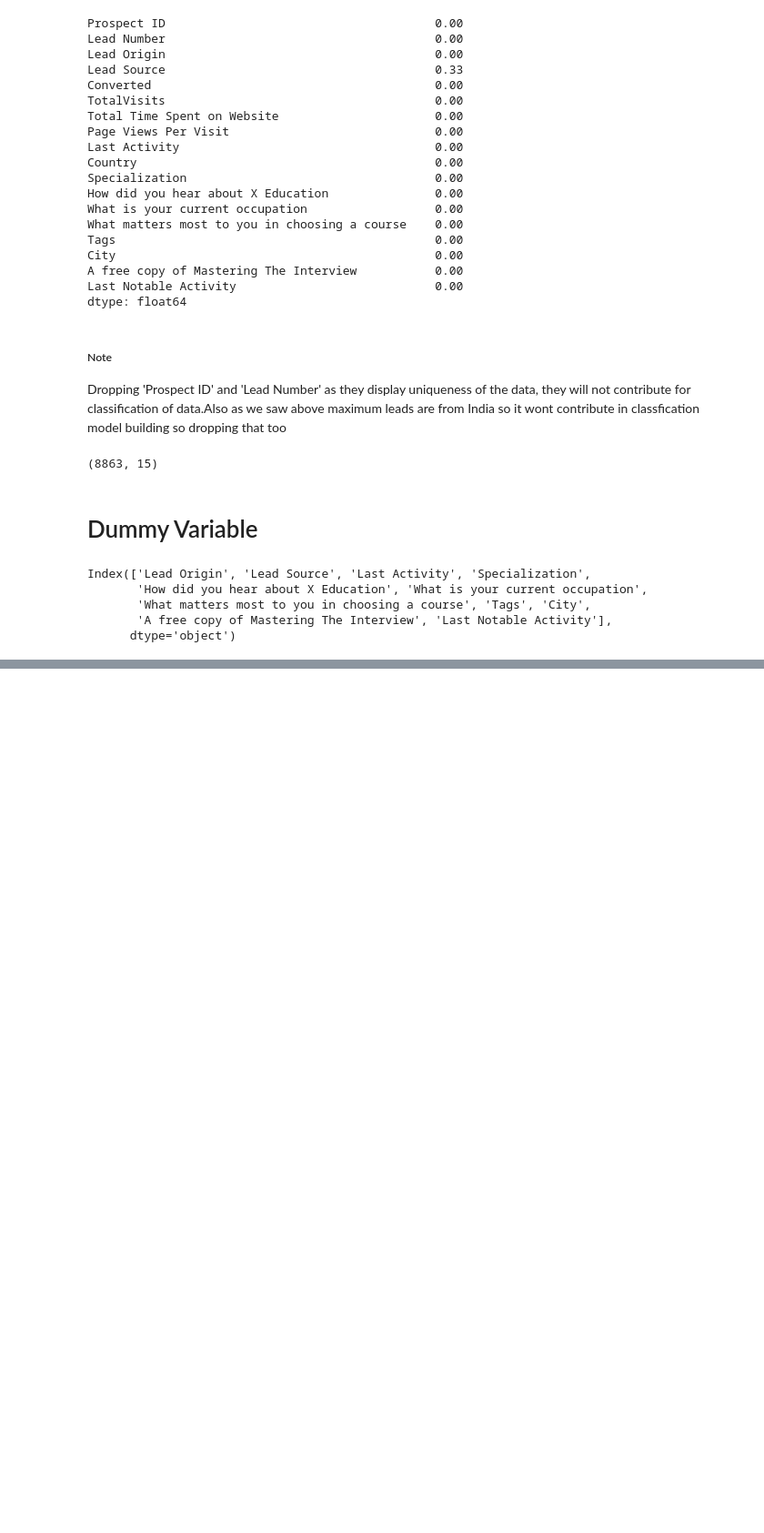
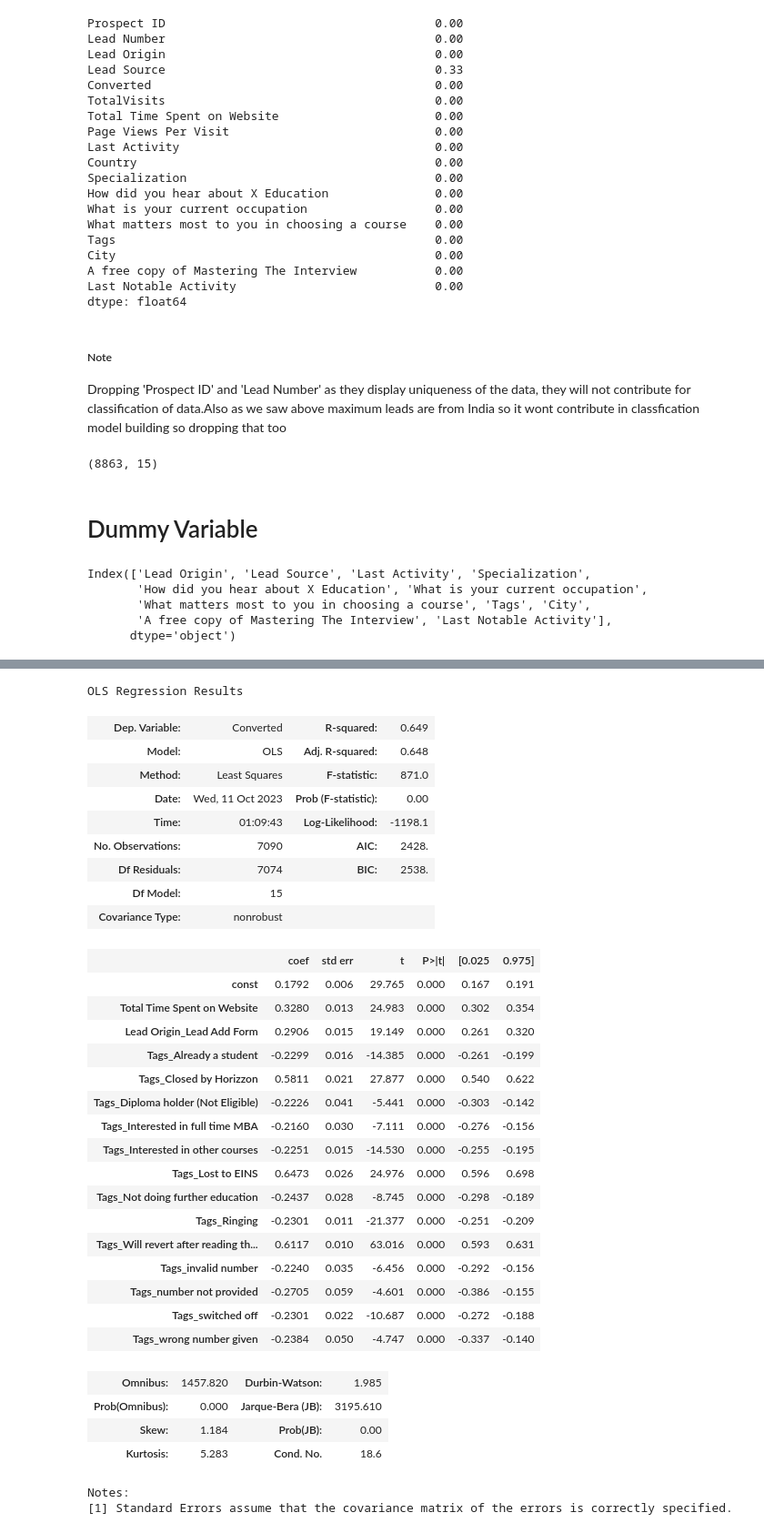
Before and after one commit to Debanik23/Logistic_Regression-Case-Study--Lead-Scoring, a Jupyter notebook: Lead Scoring - Logistic Regression Case Study.ipynb, the cells around one changed output, grey strips where cells are left out. Shown: that part at 91% size. Saved outputs shown, nothing was run; the diff lists cells and outputs as text; code cells hidden in the pictures; blank space fills up the shorter version.

```diff
--- a/Lead Scoring - Logistic Regression Case Study.ipynb
+++ b/Lead Scoring - Logistic Regression Case Study.ipynb
@@ -680,0 +726,7 @@ df.shape
+# %%
+#scaling numeric columns
+
+scaler = MinMaxScaler()
+num_cols=X_train.select_dtypes(include=['float64', 'int64']).columns
+X_train[num_cols] = scaler.fit_transform(X_train[num_cols])
+X_train[num_cols].head()
@@ -680,0 +748,4 @@ df.shape
+# %%
+lr = LogisticRegression()
+rfe = RFE(estimator=lr, n_features_to_select=15)  # running RFE with 15 variables as output
+rfe = rfe.fit(X_train, y_train)
@@ -680,0 +786,4 @@ df.shape
+# %%
+#list of RFE supported columns
+col = X_train.columns[rfe.support_]
+col
@@ -680,0 +822,4 @@ df.shape
+# %%
+#Model 1
+X_train_sm = sm.add_constant(X_train[col])
+X_train_sm.head()
@@ -680,0 +833,37 @@ df.shape
+# %%
+lm1 = sm.OLS(y_train, X_train_sm).fit()
+lm1.summary()
+# %% [output]
+OLS Regression Results
+| Dep. Variable: | Converted | R-squared: | 0.649 |
+| Model: | OLS | Adj. R-squared: | 0.648 |
+| Method: | Least Squares | F-statistic: | 871.0 |
+| Date: | Wed, 11 Oct 2023 | Prob (F-statistic): | 0.00 |
+| Time: | 01:09:43 | Log-Likelihood: | -1198.1 |
+| No. Observations: | 7090 | AIC: | 2428. |
+| Df Residuals: | 7074 | BIC: | 2538. |
+| Df Model: | 15 |  |  |
+| Covariance Type: | nonrobust |  |  |
+|  | coef | std err | t | P>|t| | [0.025 | 0.975] |
+| const | 0.1792 | 0.006 | 29.765 | 0.000 | 0.167 | 0.191 |
+| Total Time Spent on Website | 0.3280 | 0.013 | 24.983 | 0.000 | 0.302 | 0.354 |
+| Lead Origin_Lead Add Form | 0.2906 | 0.015 | 19.149 | 0.000 | 0.261 | 0.320 |
+| Tags_Already a student | -0.2299 | 0.016 | -14.385 | 0.000 | -0.261 | -0.199 |
+| Tags_Closed by Horizzon | 0.5811 | 0.021 | 27.877 | 0.000 | 0.540 | 0.622 |
+| Tags_Diploma holder (Not Eligible) | -0.2226 | 0.041 | -5.441 | 0.000 | -0.303 | -0.142 |
+| Tags_Interested in full time MBA | -0.2160 | 0.030 | -7.111 | 0.000 | -0.276 | -0.156 |
+| Tags_Interested in other courses | -0.2251 | 0.015 | -14.530 | 0.000 | -0.255 | -0.195 |
+| Tags_Lost to EINS | 0.6473 | 0.026 | 24.976 | 0.000 | 0.596 | 0.698 |
+| Tags_Not doing further education | -0.2437 | 0.028 | -8.745 | 0.000 | -0.298 | -0.189 |
+| Tags_Ringing | -0.2301 | 0.011 | -21.377 | 0.000 | -0.251 | -0.209 |
+| Tags_Will revert after reading th... | 0.6117 | 0.010 | 63.016 | 0.000 | 0.593 | 0.631 |
+| Tags_invalid number | -0.2240 | 0.035 | -6.456 | 0.000 | -0.292 | -0.156 |
+| Tags_number not provided | -0.2705 | 0.059 | -4.601 | 0.000 | -0.386 | -0.155 |
+| Tags_switched off | -0.2301 | 0.022 | -10.687 | 0.000 | -0.272 | -0.188 |
+| Tags_wrong number given | -0.2384 | 0.050 | -4.747 | 0.000 | -0.337 | -0.140 |
+| Omnibus: | 1457.820 | Durbin-Watson: | 1.985 |
+| Prob(Omnibus): | 0.000 | Jarque-Bera (JB): | 3195.610 |
+| Skew: | 1.184 | Prob(JB): | 0.00 |
+| Kurtosis: | 5.283 | Cond. No. | 18.6 |
+Notes:
+[1] Standard Errors assume that the covariance matrix of the errors is correctly specified.
```
Also changed, not shown: parts of 85 cells of this notebook.
